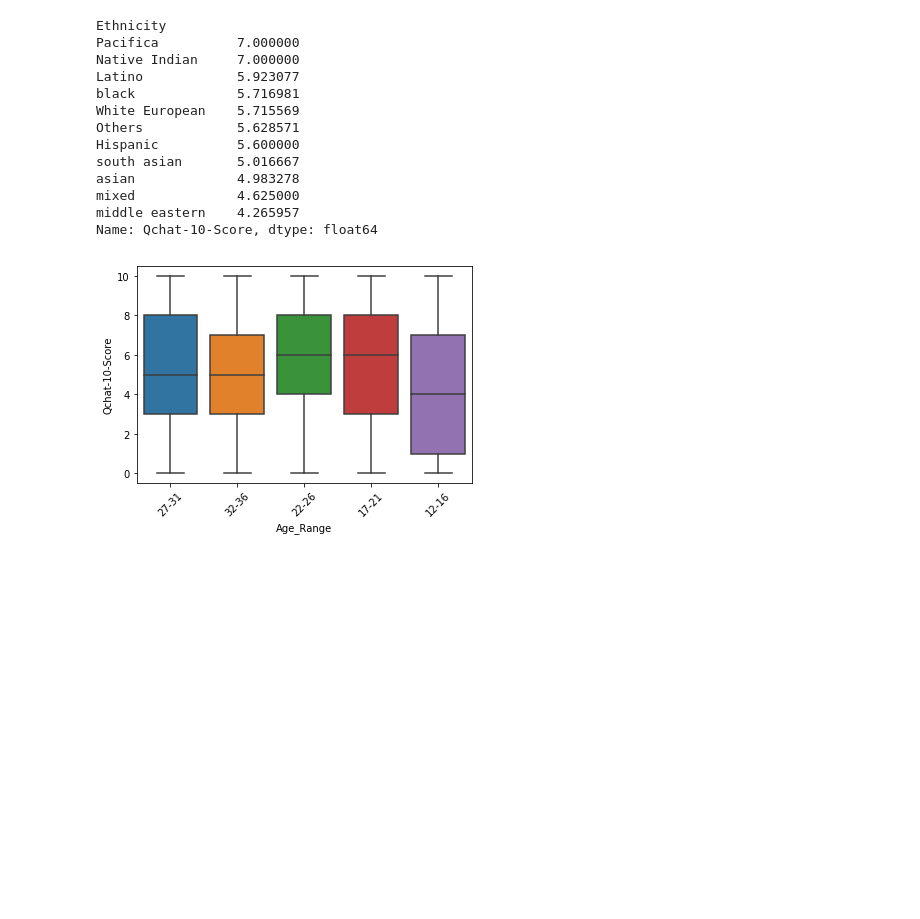
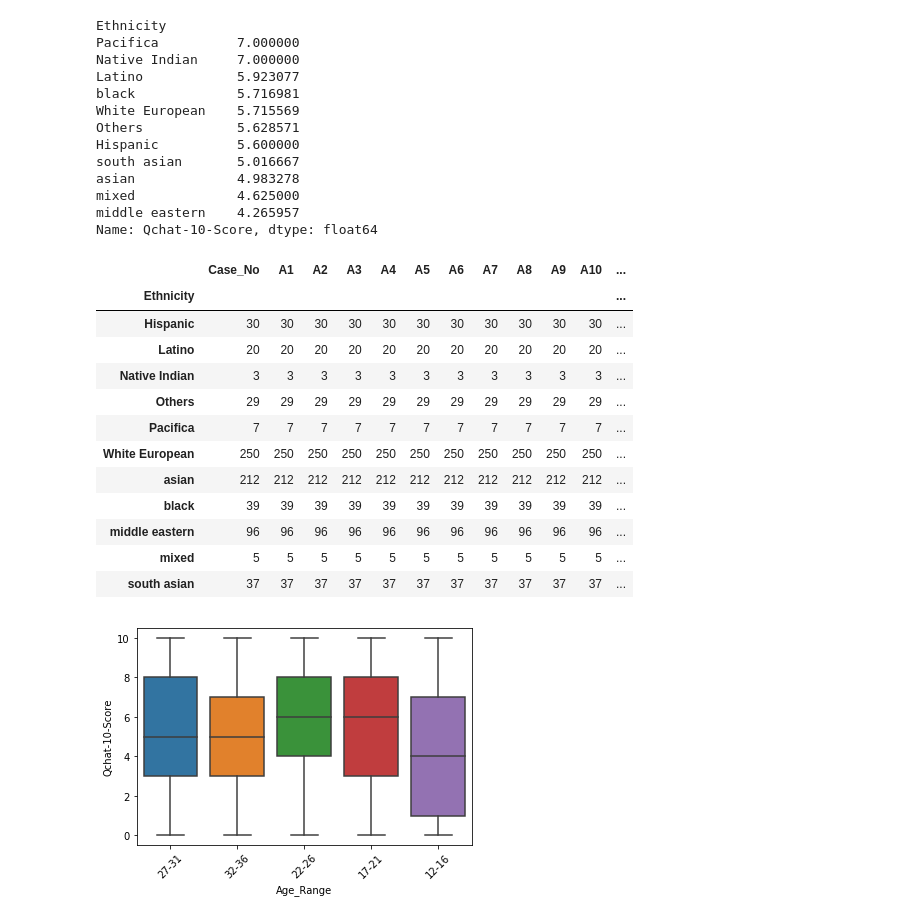
Before and after one commit to smp201804/Springboard_DSCT, a Jupyter notebook: Cap1/Cap1_Toddler_ASD.ipynb, the cells around one changed output. Saved outputs shown, nothing was run; the diff lists cells and outputs as text; code cells hidden in the pictures; blank space fills up the shorter version.

```diff
--- a/Cap1/Cap1_Toddler_ASD.ipynb
+++ b/Cap1/Cap1_Toddler_ASD.ipynb
@@ -159,6 +159,22 @@ asian             4.983278
 mixed             4.625000
 middle eastern    4.265957
 Name: Qchat-10-Score, dtype: float64
+# %%
+tdlrasd.loc[tdlrasd['Class/ASD_Traits'] == 'Yes'].groupby('Ethnicity').count()
+# %% [output]
+|  | Case_No | A1 | A2 | A3 | A4 | A5 | A6 | A7 | A8 | A9 | A10 | ... |
+| Ethnicity |  |  |  |  |  |  |  |  |  |  |  | ... |
+| Hispanic | 30 | 30 | 30 | 30 | 30 | 30 | 30 | 30 | 30 | 30 | 30 | ... |
+| Latino | 20 | 20 | 20 | 20 | 20 | 20 | 20 | 20 | 20 | 20 | 20 | ... |
+| Native Indian | 3 | 3 | 3 | 3 | 3 | 3 | 3 | 3 | 3 | 3 | 3 | ... |
+| Others | 29 | 29 | 29 | 29 | 29 | 29 | 29 | 29 | 29 | 29 | 29 | ... |
+| Pacifica | 7 | 7 | 7 | 7 | 7 | 7 | 7 | 7 | 7 | 7 | 7 | ... |
+| White European | 250 | 250 | 250 | 250 | 250 | 250 | 250 | 250 | 250 | 250 | 250 | ... |
+| asian | 212 | 212 | 212 | 212 | 212 | 212 | 212 | 212 | 212 | 212 | 212 | ... |
+| black | 39 | 39 | 39 | 39 | 39 | 39 | 39 | 39 | 39 | 39 | 39 | ... |
+| middle eastern | 96 | 96 | 96 | 96 | 96 | 96 | 96 | 96 | 96 | 96 | 96 | ... |
+| mixed | 5 | 5 | 5 | 5 | 5 | 5 | 5 | 5 | 5 | 5 | 5 | ... |
+| south asian | 37 | 37 | 37 | 37 | 37 | 37 | 37 | 37 | 37 | 37 | 37 | ... |
 # %%
 #Look box plot of Qchat-10-Score, sum of ASD ('A') trait observations, by age range.
 sb.boxplot(x='Age_Range', y='Qchat-10-Score', data=tdlrasd)
```
